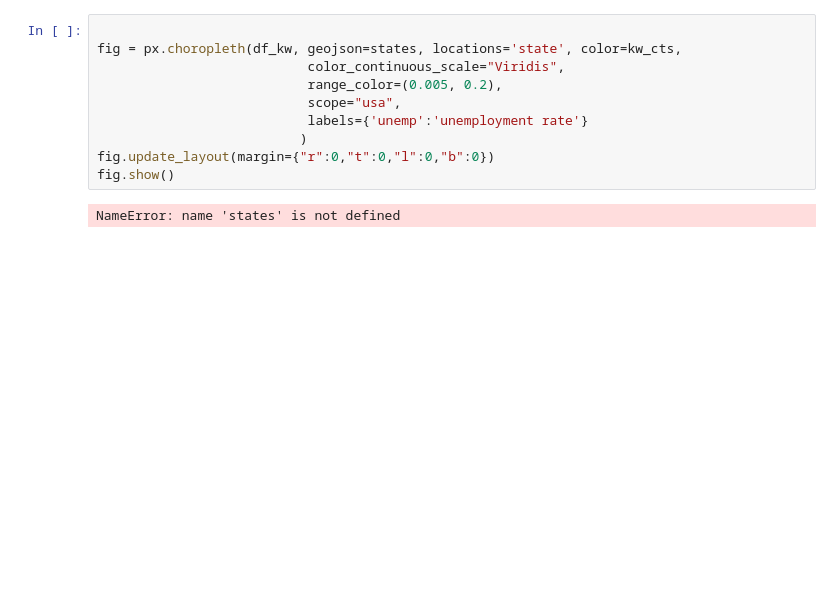
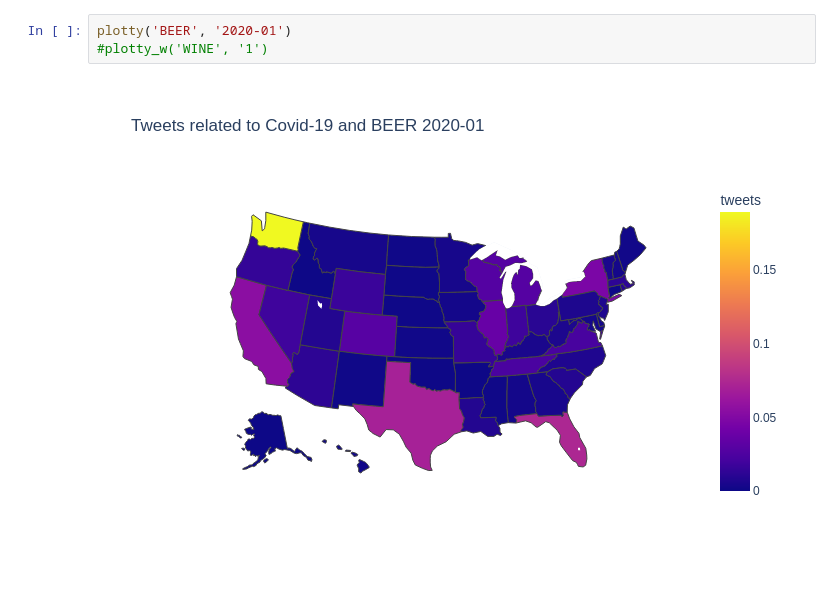
Before and after one commit to JohnOnt/Twitter_Analysis, a Jupyter notebook: choropleth.ipynb, the cells around one changed output. Saved outputs shown, nothing was run; the diff lists cells and outputs as text; blank space fills up the shorter version.

```diff
--- a/choropleth.ipynb
+++ b/choropleth.ipynb
@@ -284,12 +14,5 @@ Name: state, dtype: int64
-# %%
-
-fig = px.choropleth(df_kw, geojson=states, locations='state', color=kw_cts,
-                           color_continuous_scale="Viridis",
-                           range_color=(0.005, 0.2),
-                           scope="usa",
-                           labels={'unemp':'unemployment rate'}
-                          )
-fig.update_layout(margin={"r":0,"t":0,"l":0,"b":0})
-fig.show()
-# %% [output]
-NameError: name 'states' is not defined
+# %%
+plotty('BEER', '2020-01')
+#plotty_w('WINE', '1')
+# %% [output]
+[figure, added]
```
Also changed, not shown: parts of 13 cells of this notebook, 37 other files.
